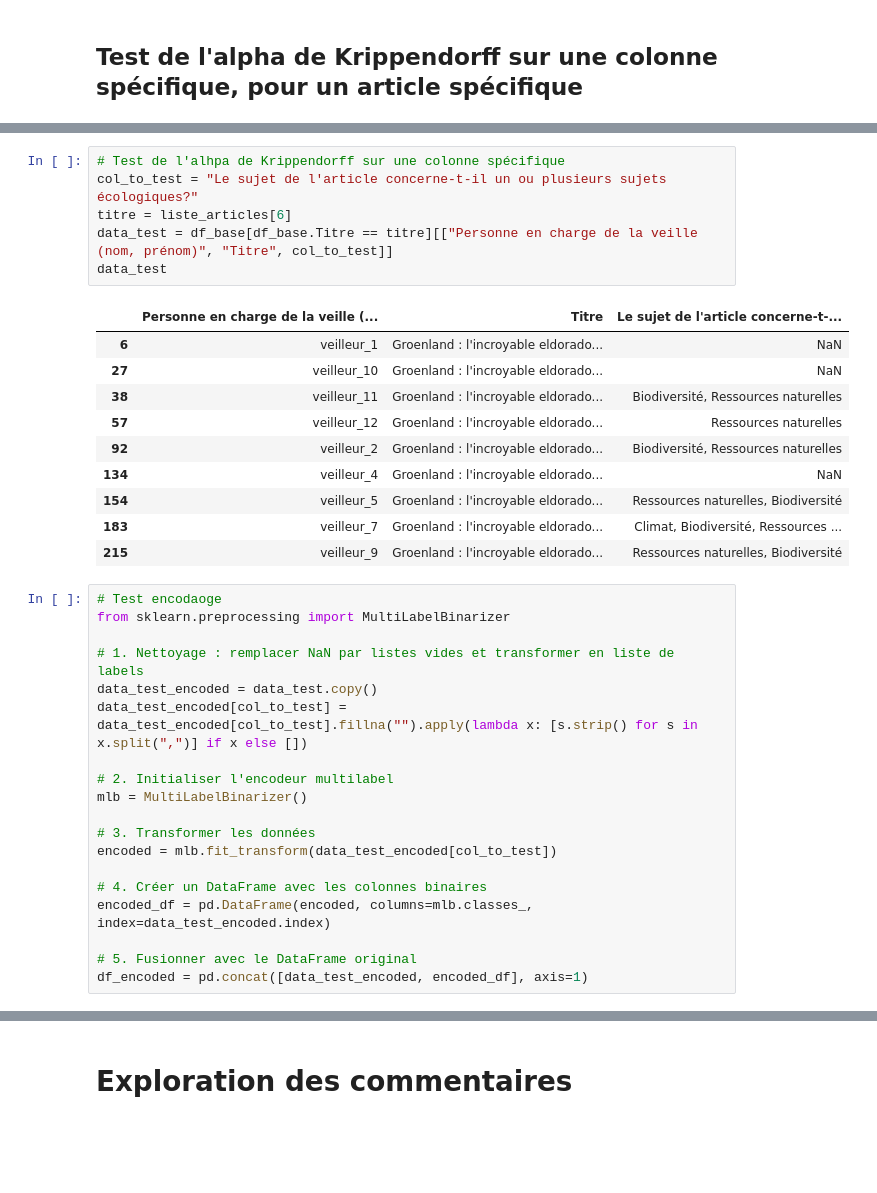
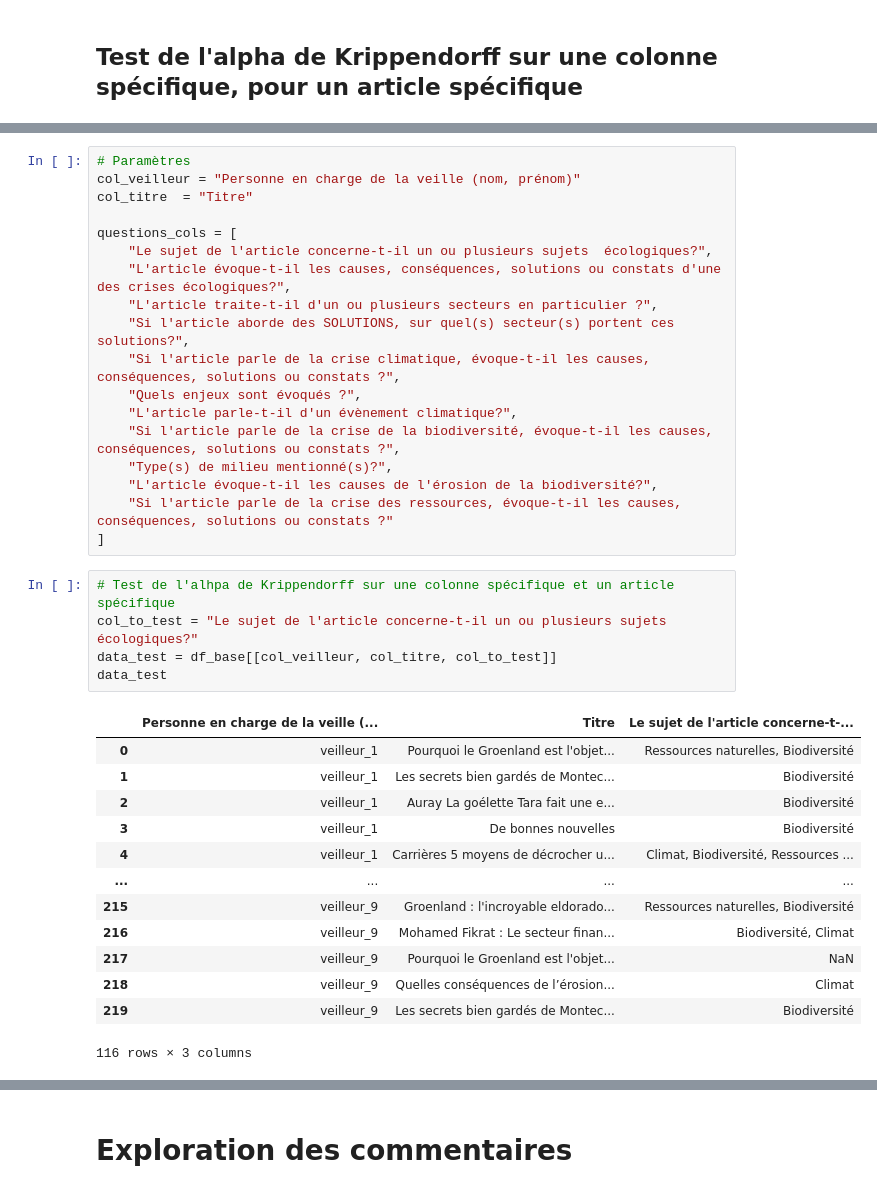
Before and after one commit to athebault/OME_methodo_presse, a Jupyter notebook: veille_ete2025/analyse_veille/analyse_tableaux_veille.ipynb, the cells around one changed output, grey strips where cells are left out. Drawn from its saved outputs; the diff is of its cells as text; blank space fills up the shorter version.

```diff
--- a/veille_ete2025/analyse_veille/analyse_tableaux_veille.ipynb
+++ b/veille_ete2025/analyse_veille/analyse_tableaux_veille.ipynb
@@ -281,36 +312,37 @@ https://theses.hal.science/LIDILEM/hal-04194831v1
+# %%
+# Paramètres
+col_veilleur = "Personne en charge de la veille (nom, prénom)"
+col_titre  = "Titre"
+
+questions_cols = [
+    "Le sujet de l'article concerne-t-il un ou plusieurs sujets  écologiques?",
+    "L'article évoque-t-il les causes, conséquences, solutions ou constats d'une des crises écologiques?",
+    "L'article traite-t-il d'un ou plusieurs secteurs en particulier ?",
+    "Si l'article aborde des SOLUTIONS, sur quel(s) secteur(s) portent ces solutions?",
+    "Si l'article parle de la crise climatique, évoque-t-il les causes, conséquences, solutions ou constats ?",
+    "Quels enjeux sont évoqués ?",
+    "L'article parle-t-il d'un évènement climatique?",
+    "Si l'article parle de la crise de la biodiversité, évoque-t-il les causes, conséquences, solutions ou constats ?",
+    "Type(s) de milieu mentionné(s)?",
+    "L'article évoque-t-il les causes de l'érosion de la biodiversité?",
+    "Si l'article parle de la crise des ressources, évoque-t-il les causes, conséquences, solutions ou constats ?"
+]
 # %%
-# Test de l'alhpa de Krippendorff sur une colonne spécifique
+# Test de l'alhpa de Krippendorff sur une colonne spécifique et un article spécifique
 col_to_test = "Le sujet de l'article concerne-t-il un ou plusieurs sujets  écologiques?"
-titre = liste_articles[6]
-data_test = df_base[df_base.Titre == titre][["Personne en charge de la veille (nom, prénom)", "Titre", col_to_test]]
+data_test = df_base[[col_veilleur, col_titre, col_to_test]]
 data_test
 # %% [output]
 |  | Personne en charge de la veille (... | Titre | Le sujet de l'article concerne-t-... |
-| 6 | veilleur_1 | Groenland : l'incroyable eldorado... | NaN |
-| 27 | veilleur_10 | Groenland : l'incroyable eldorado... | NaN |
-| 38 | veilleur_11 | Groenland : l'incroyable eldorado... | Biodiversité, Ressources naturelles |
-| 57 | veilleur_12 | Groenland : l'incroyable eldorado... | Ressources naturelles |
-| 92 | veilleur_2 | Groenland : l'incroyable eldorado... | Biodiversité, Ressources naturelles |
-| 134 | veilleur_4 | Groenland : l'incroyable eldorado... | NaN |
-| 154 | veilleur_5 | Groenland : l'incroyable eldorado... | Ressources naturelles, Biodiversité |
-| 183 | veilleur_7 | Groenland : l'incroyable eldorado... | Climat, Biodiversité, Ressources ... |
+| 0 | veilleur_1 | Pourquoi le Groenland est l'objet... | Ressources naturelles, Biodiversité |
+| 1 | veilleur_1 | Les secrets bien gardés de Montec... | Biodiversité |
+| 2 | veilleur_1 | Auray La goélette Tara fait une e... | Biodiversité |
+| 3 | veilleur_1 | De bonnes nouvelles | Biodiversité |
+| 4 | veilleur_1 | Carrières 5 moyens de décrocher u... | Climat, Biodiversité, Ressources ... |
+| ... | ... | ... | ... |
 | 215 | veilleur_9 | Groenland : l'incroyable eldorado... | Ressources naturelles, Biodiversité |
+| 216 | veilleur_9 | Mohamed Fikrat : Le secteur finan... | Biodiversité, Climat |
+| 217 | veilleur_9 | Pourquoi le Groenland est l'objet... | NaN |
+| 218 | veilleur_9 | Quelles conséquences de l’érosion... | Climat |
+| 219 | veilleur_9 | Les secrets bien gardés de Montec... | Biodiversité |
+116 rows × 3 columns
-# %%
-# Test encodaoge
-from sklearn.preprocessing import MultiLabelBinarizer
-
-# 1. Nettoyage : remplacer NaN par listes vides et transformer en liste de labels
-data_test_encoded = data_test.copy()
-data_test_encoded[col_to_test] = data_test_encoded[col_to_test].fillna("").apply(lambda x: [s.strip() for s in x.split(",")] if x else [])
-
-# 2. Initialiser l'encodeur multilabel
-mlb = MultiLabelBinarizer()
-
-# 3. Transformer les données
-encoded = mlb.fit_transform(data_test_encoded[col_to_test])
-
-# 4. Créer un DataFrame avec les colonnes binaires
-encoded_df = pd.DataFrame(encoded, columns=mlb.classes_, index=data_test_encoded.index)
-
-# 5. Fusionner avec le DataFrame original
-df_encoded = pd.concat([data_test_encoded, encoded_df], axis=1)
```
Also changed, not shown: parts of 51 cells of this notebook, 1 other file.
